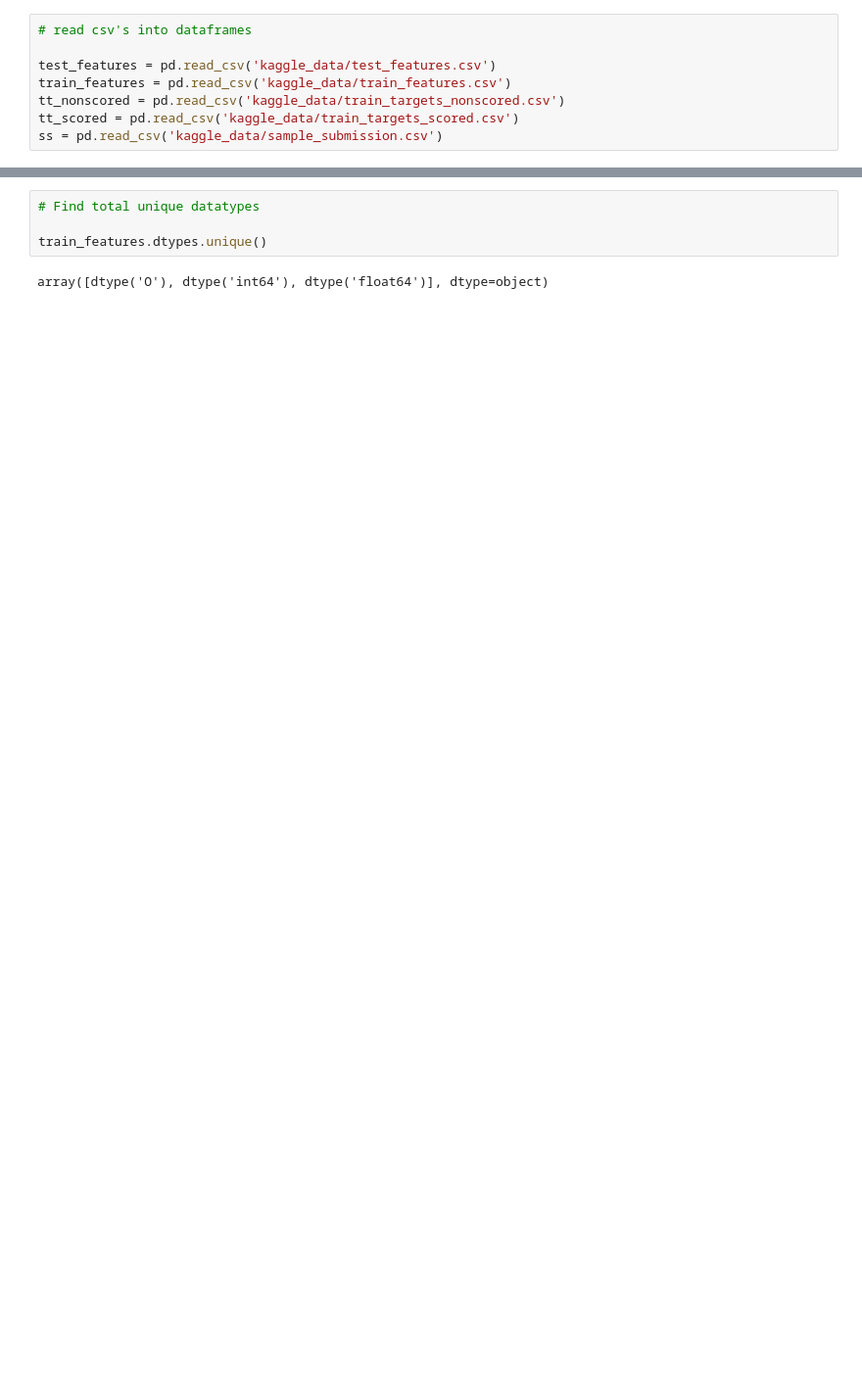
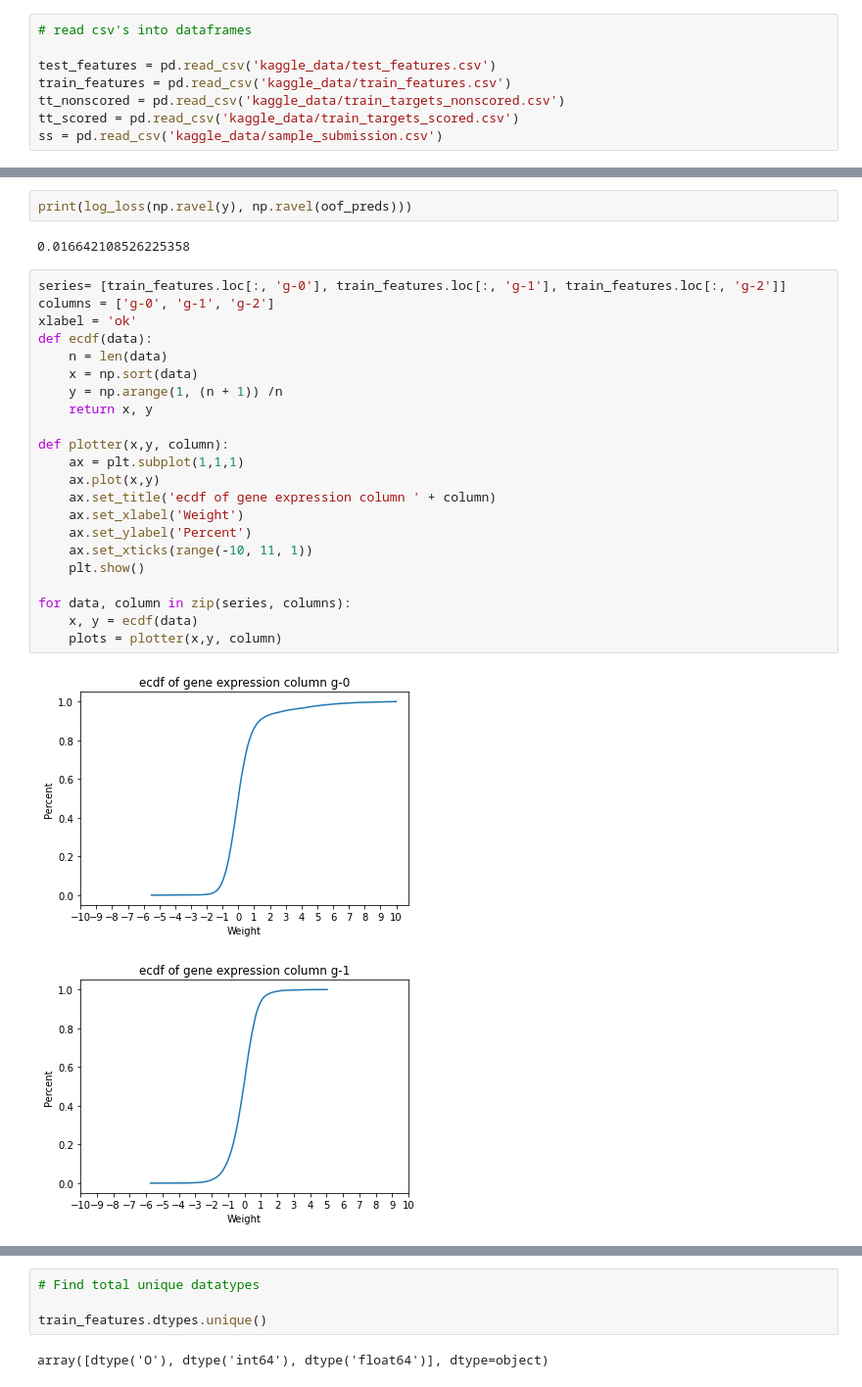
Before and after one commit to G-Sprouts/capstone2_moa, a Jupyter notebook: GW -- Drug Discovery -- Kaggle.ipynb, the cells around one changed output, grey strips where cells are left out. Shown: that part at 98% size. Saved outputs shown, nothing was run; the diff lists cells and outputs as text; blank space fills up the shorter version.

```diff
--- a/GW -- Drug Discovery -- Kaggle.ipynb
+++ b/GW -- Drug Discovery -- Kaggle.ipynb
@@ -38,0 +130,29 @@ ss = pd.read_csv('kaggle_data/sample_submission.csv')
+# %%
+print(log_loss(np.ravel(y), np.ravel(oof_preds)))
+# %% [output]
+0.016642108526225358
+# %%
+series= [train_features.loc[:, 'g-0'], train_features.loc[:, 'g-1'], train_features.loc[:, 'g-2']]
+columns = ['g-0', 'g-1', 'g-2']
+xlabel = 'ok'
+def ecdf(data):
+    n = len(data)
+    x = np.sort(data)
+    y = np.arange(1, (n + 1)) /n
+    return x, y
+
+def plotter(x,y, column):
+    ax = plt.subplot(1,1,1)
+    ax.plot(x,y)
+    ax.set_title('ecdf of gene expression column ' + column)
+    ax.set_xlabel('Weight')
+    ax.set_ylabel('Percent')
+    ax.set_xticks(range(-10, 11, 1))
+    plt.show()
+
+for data, column in zip(series, columns):
+    x, y = ecdf(data)
+    plots = plotter(x,y, column)
+# %% [output]
+[figure, added]
+[figure, added]
```
Also changed, not shown: parts of 37 cells of this notebook.
